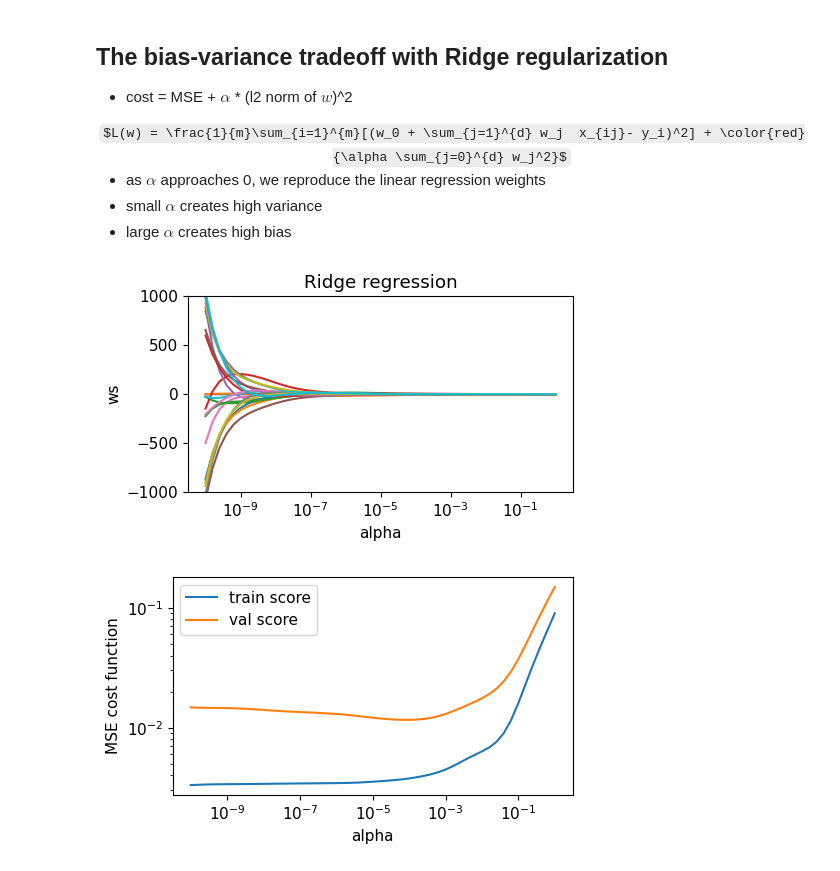
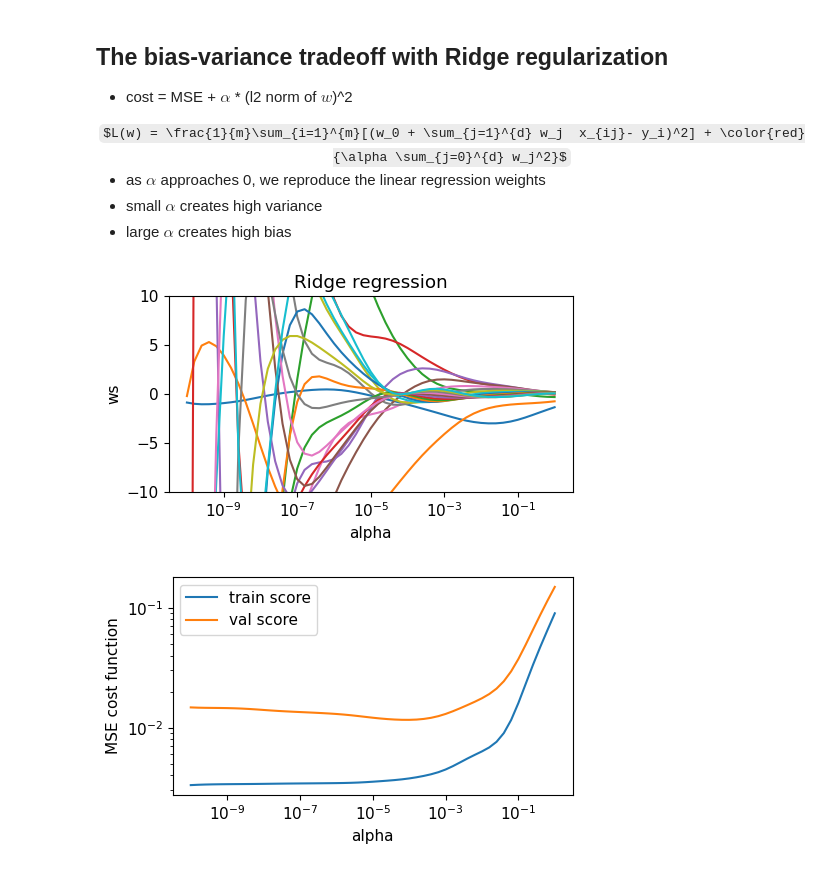
Before and after one commit to kyulli/data1030-fall2025, a Jupyter notebook: lectures/lecture08 - regularization.ipynb, the cells around one changed output. Drawn from its saved outputs; the diff is of its cells as text; code cells hidden in the pictures; some formulas as TeX source.

```diff
--- a/lectures/lecture08 - regularization.ipynb
+++ b/lectures/lecture08 - regularization.ipynb
@@ -337,16 +349,16 @@ for i in range(len(alpha)):
 # %%
 plt.figure(figsize=(5,3))
 plt.plot(alpha, ws)
 plt.semilogx()
-plt.ylim([-1e3,1e3])
+plt.ylim([-1e1,1e1])
 plt.xlabel('alpha')
 plt.ylabel('ws')
 plt.title('Ridge regression')
 plt.tight_layout()
 plt.savefig('../figures/ridge_coefs.png',dpi=300)
 plt.show()
 # %% [output]
-[figure, old version]
+[figure, new version]
 # %%
 plt.figure(figsize=(5,3))
 plt.plot(alpha,train_MSE,label='train score')
```
Also changed, not shown: parts of 3 cells of this notebook, 3 other files.
